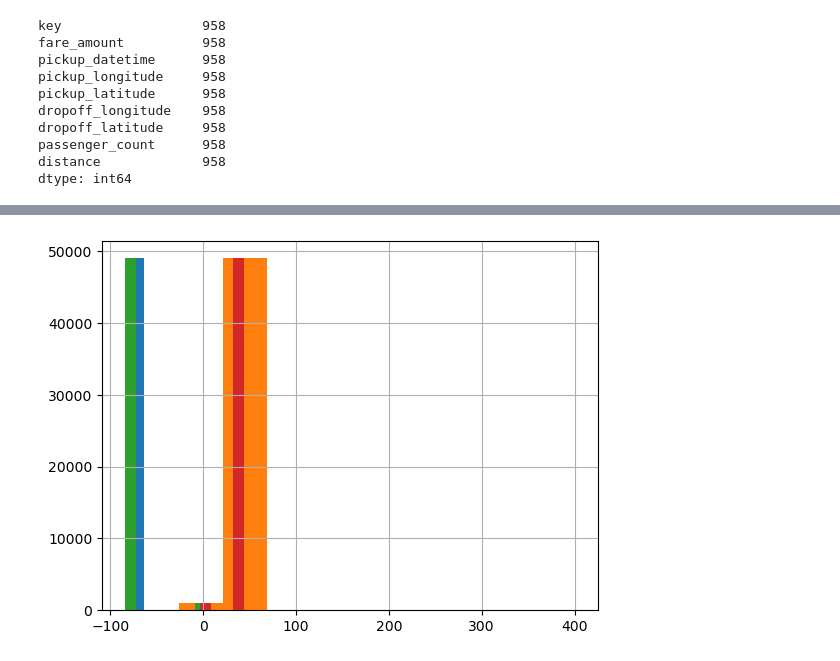
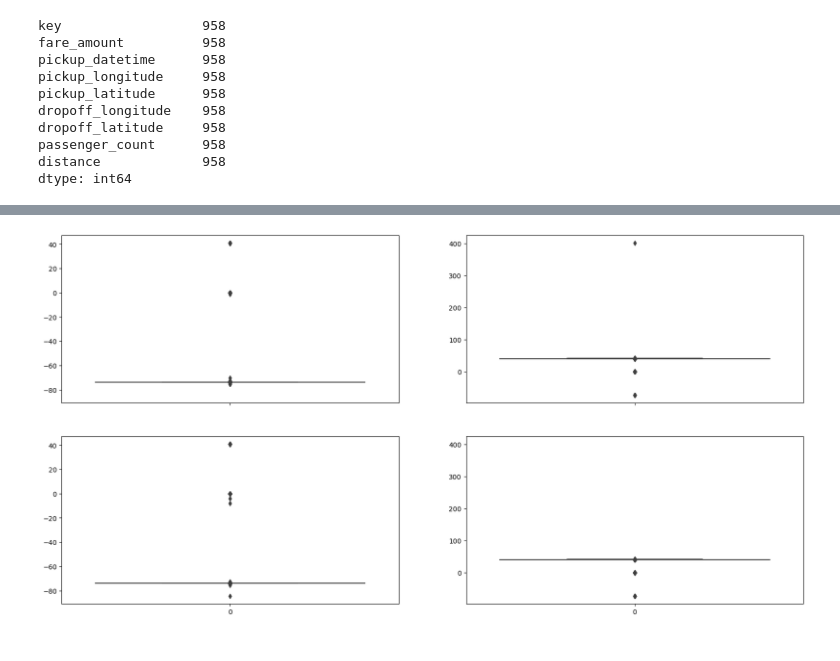
Before and after one commit to letssin/Carpov_Courses, a Jupyter notebook: Lesson8/Lesson8_1_task.ipynb, the cells around one changed output, grey strips where cells are left out. Drawn from its saved outputs; the diff is of its cells as text; code cells hidden in the pictures.

```diff
--- a/Lesson8/Lesson8_1_task.ipynb
+++ b/Lesson8/Lesson8_1_task.ipynb
@@ -97,5 +99,0 @@ for column in taxi[['pickup_longitude', 'pickup_latitude', 'dropoff_longitude',
-# %%
-for column in taxi[['pickup_longitude', 'pickup_latitude', 'dropoff_longitude', 'dropoff_latitude']]:
-    taxi[column].hist()
-# %% [output]
-[figure, removed]
@@ -103,0 +100,7 @@ sns.displot(data=taxi, x="pickup_longitude")
+# %%
+columns = ['pickup_longitude', 'pickup_latitude', 'dropoff_longitude', 'dropoff_latitude']
+fig, axes = plt.subplots(nrows=2, ncols=2, figsize=(20, 10), sharey='col', sharex=True)
+for ax, column in zip(axes.flatten(), columns):
+    sns.boxplot(taxi[column], ax = ax)
+# %% [output]
+[figure, added]
```
Also changed, not shown: parts of 2 cells of this notebook.
